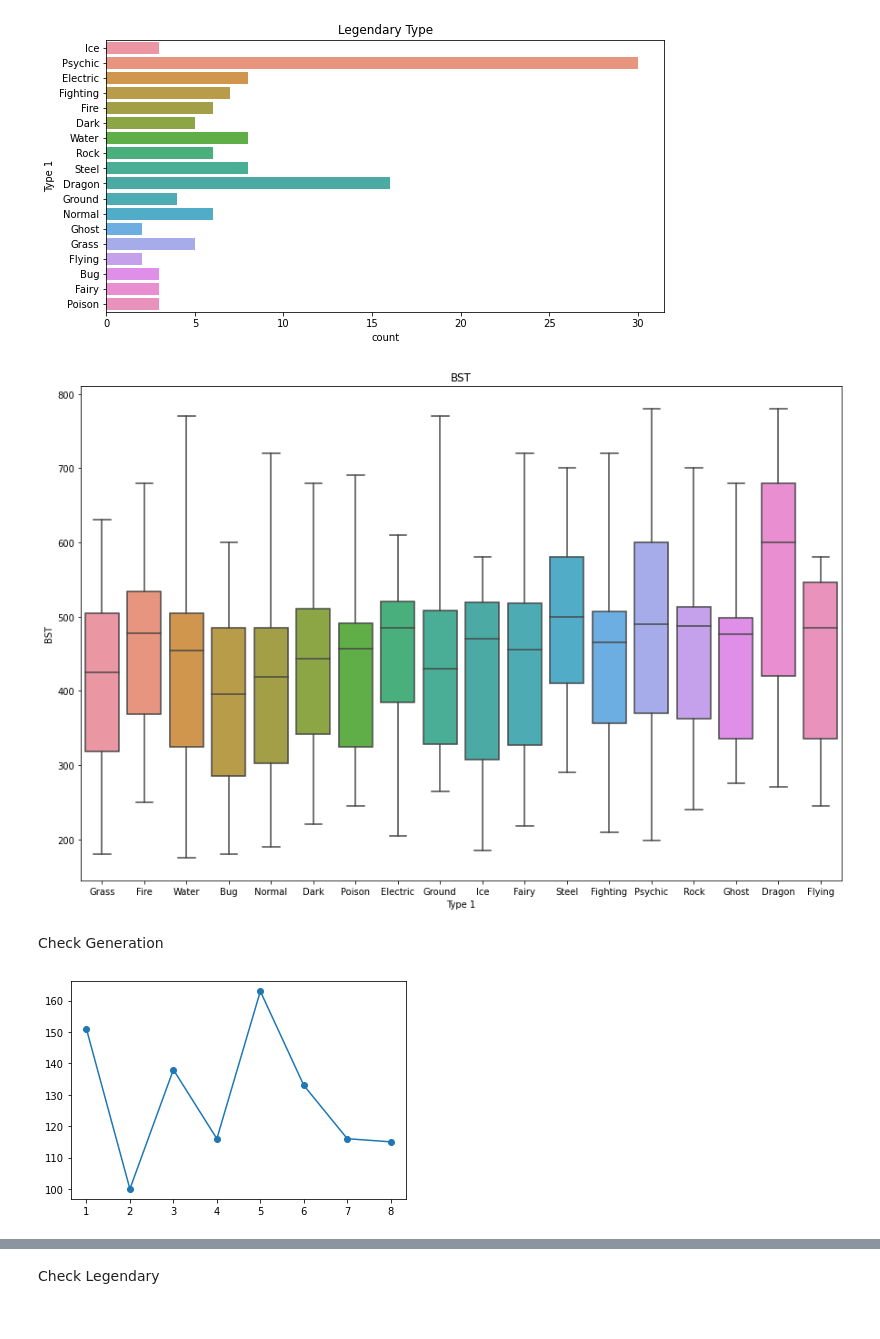
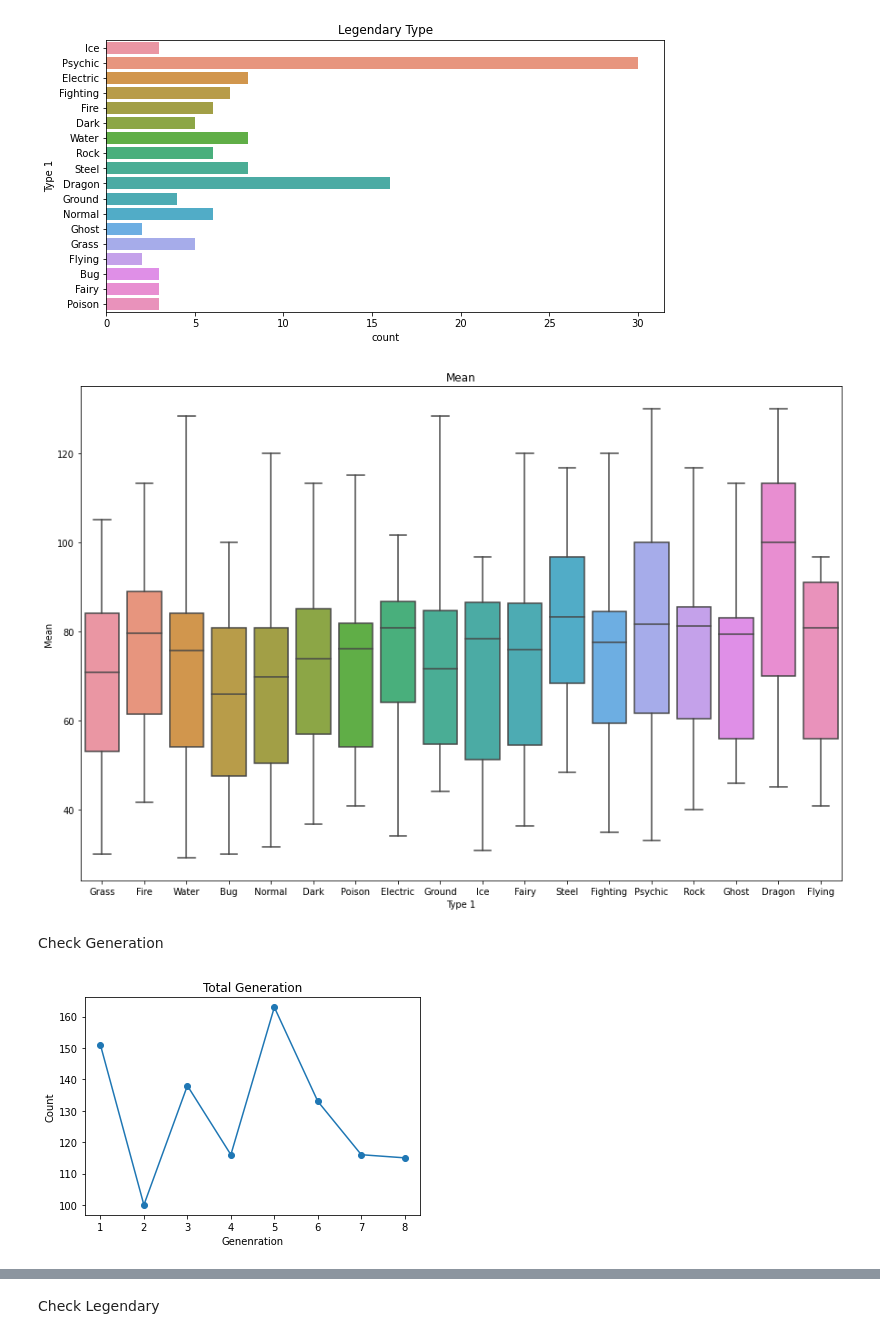
Before and after one commit to laewonJeong/Data-Analysis-Programming, a Jupyter notebook: DAP_Project.ipynb, the cells around one changed output, grey strips where cells are left out. Drawn from its saved outputs; the diff is of its cells as text; code cells hidden in the pictures.

```diff
--- a/DAP_Project.ipynb
+++ b/DAP_Project.ipynb
@@ -127,20 +127,23 @@ plt.show()
 [figure]
 # %%
 plt.figure(figsize = (15,10))
-sns.boxplot(data = df, x = 'Type 1', y = 'BST')
-plt.title("BST")
+sns.boxplot(data = df, x = 'Type 1', y = 'Mean')
+plt.title("Mean")
 plt.show()
 # %% [output]
-[figure, old version]
+[figure, new version]
 # %% [markdown]
 Check Generation
 # %%
 # 몇세대 포켓몬이 제일 많은지 선그래프를 이용해 확인
 df_generation = df['Generation'].value_counts().sort_index()
 plt.plot(df_generation, marker ='o')
+plt.xlabel("Genenration")
+plt.ylabel("Count")
+plt.title("Total Generation")
 plt.show()
 # %% [output]
-[figure, old version]
+[figure, new version]
 # %%
 # 전설의 포켓몬은 몇세대가 많은지 선그래프를 이용해 확인
 df_legendary = df[df['Legendary']==1]
```
Also changed, not shown: parts of 12 cells of this notebook.
